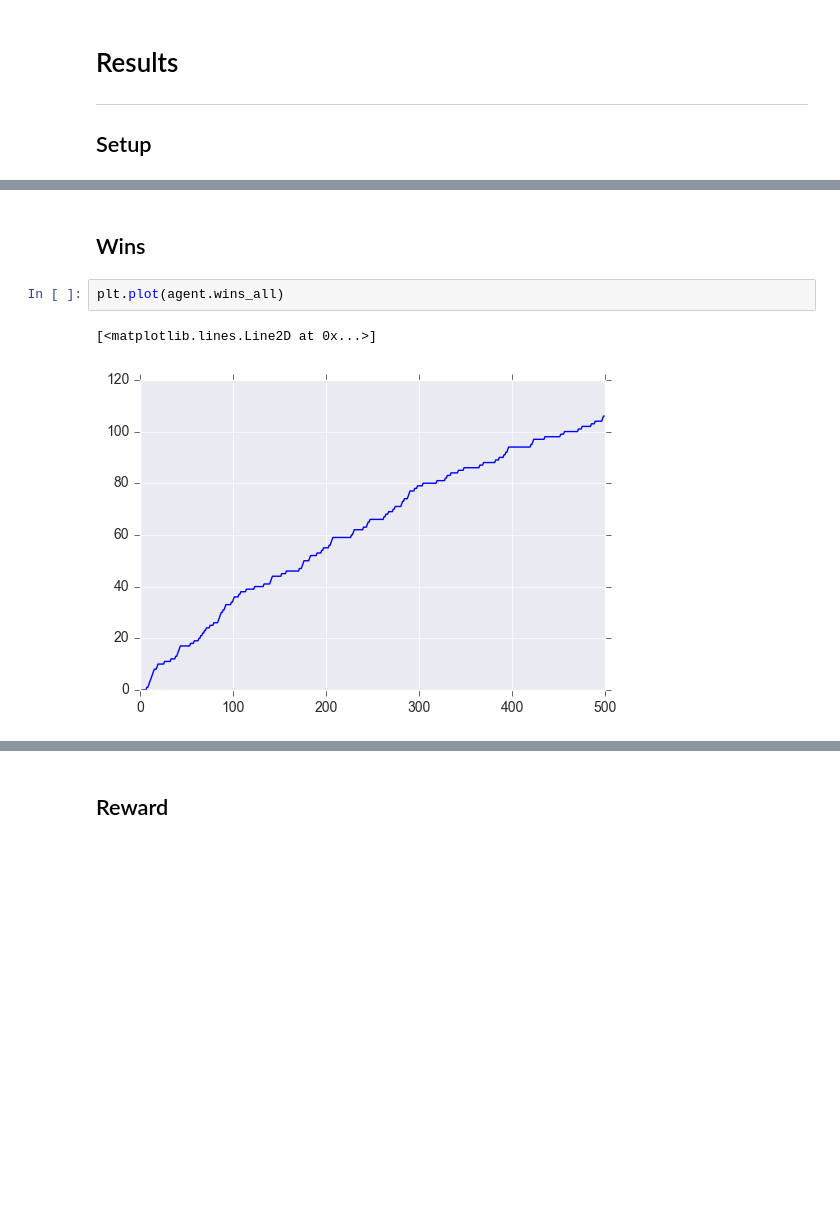
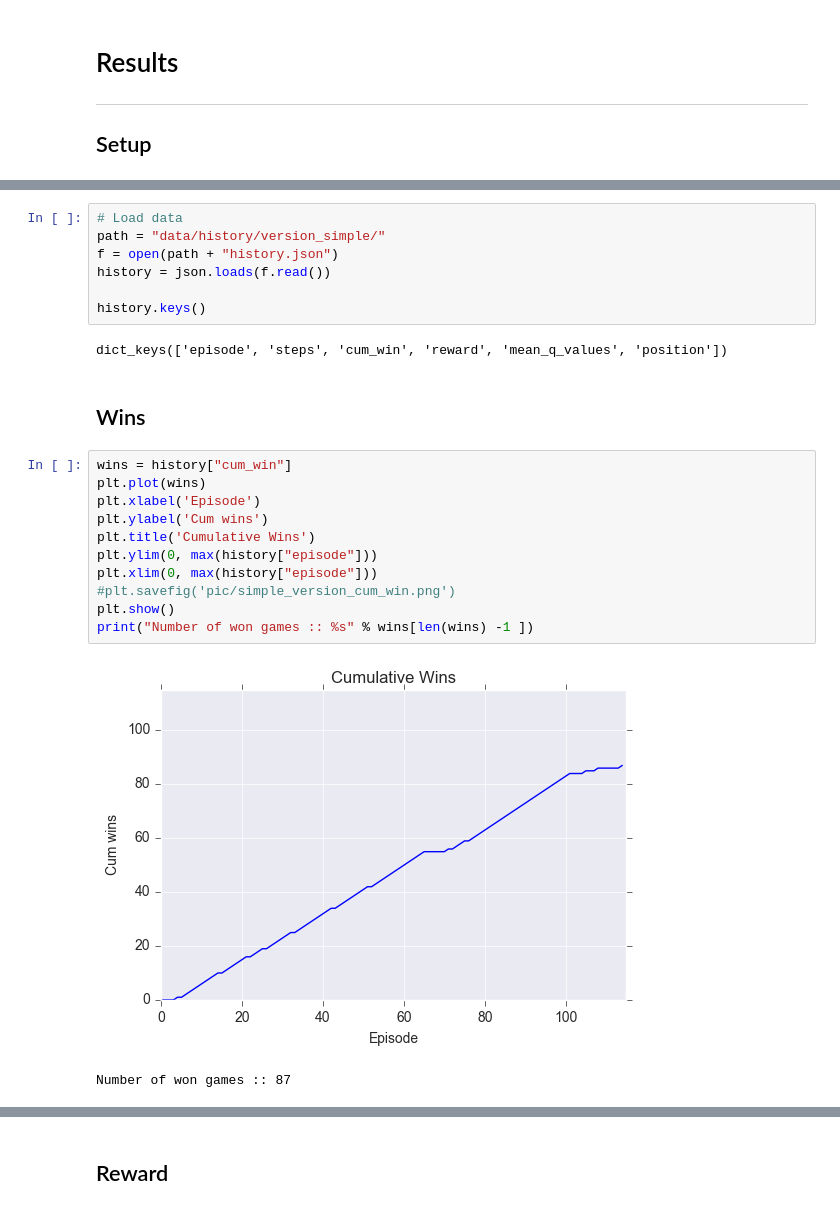
Before and after one commit to dtriepke/Deep_Q_Learning_MountainCar, a Jupyter notebook: DeepQLearning.ipynb, the cells around one changed output, grey strips where cells are left out. Drawn from its saved outputs; the diff is of its cells as text; blank space fills up the shorter version.

Commit message:
Enable history in test mode + order structure

```diff
--- a/DeepQLearning.ipynb
+++ b/DeepQLearning.ipynb
@@ -248,7 +174,25 @@ for layer in idx_layer:
+# %%
+# Load data
+path = "data/history/version_simple/"
+f = open(path + "history.json")
+history = json.loads(f.read())
+
+history.keys()
+# %% [output]
+dict_keys(['episode', 'steps', 'cum_win', 'reward', 'mean_q_values', 'position'])
 # %% [markdown]
 ## Wins
-# %%
-plt.plot(agent.wins_all)
-# %% [output]
-[<matplotlib.lines.Line2D at 0x...>]
-[figure, removed]
+# %%
+wins = history["cum_win"]
+plt.plot(wins)
+plt.xlabel('Episode')
+plt.ylabel('Cum wins')
+plt.title('Cumulative Wins')
+plt.ylim(0, max(history["episode"]))
+plt.xlim(0, max(history["episode"]))
+#plt.savefig('pic/simple_version_cum_win.png')
+plt.show()
+print("Number of won games :: %s" % wins[len(wins) -1 ])
+# %% [output]
+[figure, added]
+Number of won games :: 87
```
Also changed, not shown: parts of 18 cells of this notebook, 8 other files.
